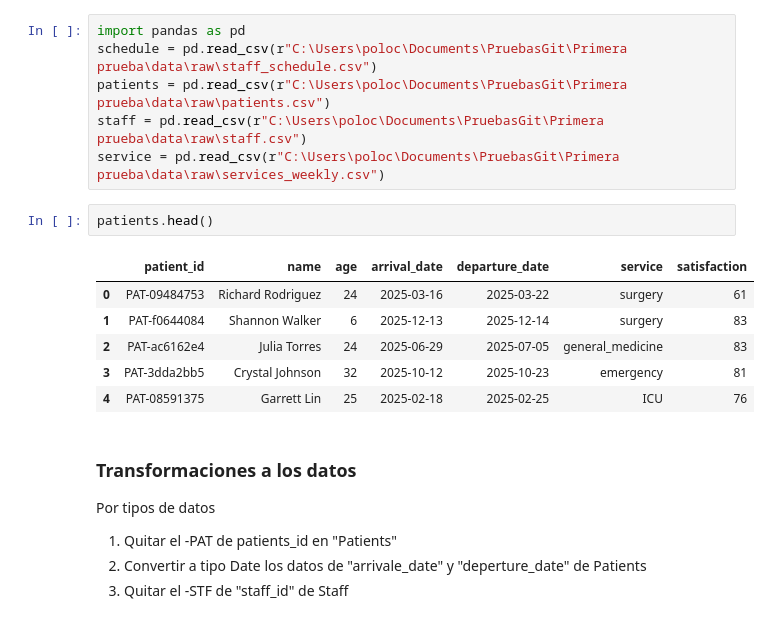
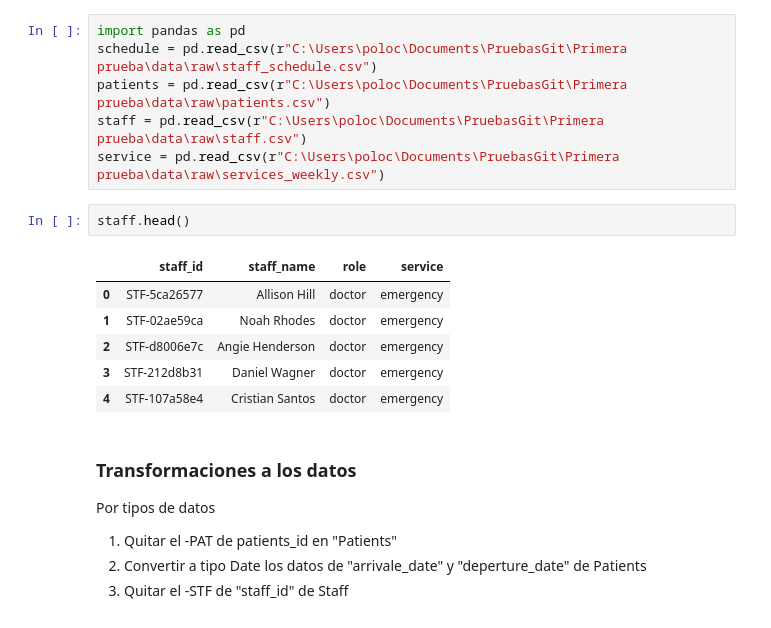
Before and after one commit to Kkatapp/sistemagestion, a Jupyter notebook: AnálisisExploratorio/PruebaTrans.ipynb, the cells around one changed output. Drawn from its saved outputs; the diff is of its cells as text.

```diff
--- a/AnálisisExploratorio/PruebaTrans.ipynb
+++ b/AnálisisExploratorio/PruebaTrans.ipynb
@@ -7,14 +7,14 @@ patients = pd.read_csv(r"C:\Users\poloc\Documents\PruebasGit\Primera prueba\data
 staff = pd.read_csv(r"C:\Users\poloc\Documents\PruebasGit\Primera prueba\data\raw\staff.csv")
 service = pd.read_csv(r"C:\Users\poloc\Documents\PruebasGit\Primera prueba\data\raw\services_weekly.csv")
 # %%
-patients.head()
+staff.head()
 # %% [output]
-|  | patient_id | name | age | arrival_date | departure_date | service | satisfaction |
-| 0 | PAT-09484753 | Richard Rodriguez | 24 | 2025-03-16 | 2025-03-22 | surgery | 61 |
-| 1 | PAT-f0644084 | Shannon Walker | 6 | 2025-12-13 | 2025-12-14 | surgery | 83 |
-| 2 | PAT-ac6162e4 | Julia Torres | 24 | 2025-06-29 | 2025-07-05 | general_medicine | 83 |
-| 3 | PAT-3dda2bb5 | Crystal Johnson | 32 | 2025-10-12 | 2025-10-23 | emergency | 81 |
-| 4 | PAT-08591375 | Garrett Lin | 25 | 2025-02-18 | 2025-02-25 | ICU | 76 |
+|  | staff_id | staff_name | role | service |
+| 0 | STF-5ca26577 | Allison Hill | doctor | emergency |
+| 1 | STF-02ae59ca | Noah Rhodes | doctor | emergency |
+| 2 | STF-d8006e7c | Angie Henderson | doctor | emergency |
+| 3 | STF-212d8b31 | Daniel Wagner | doctor | emergency |
+| 4 | STF-107a58e4 | Cristian Santos | doctor | emergency |
 # %% [markdown]
 ### Transformaciones a los datos
 Por tipos de datos
```
Also changed, not shown: parts of 23 cells of this notebook, 11 other files.
